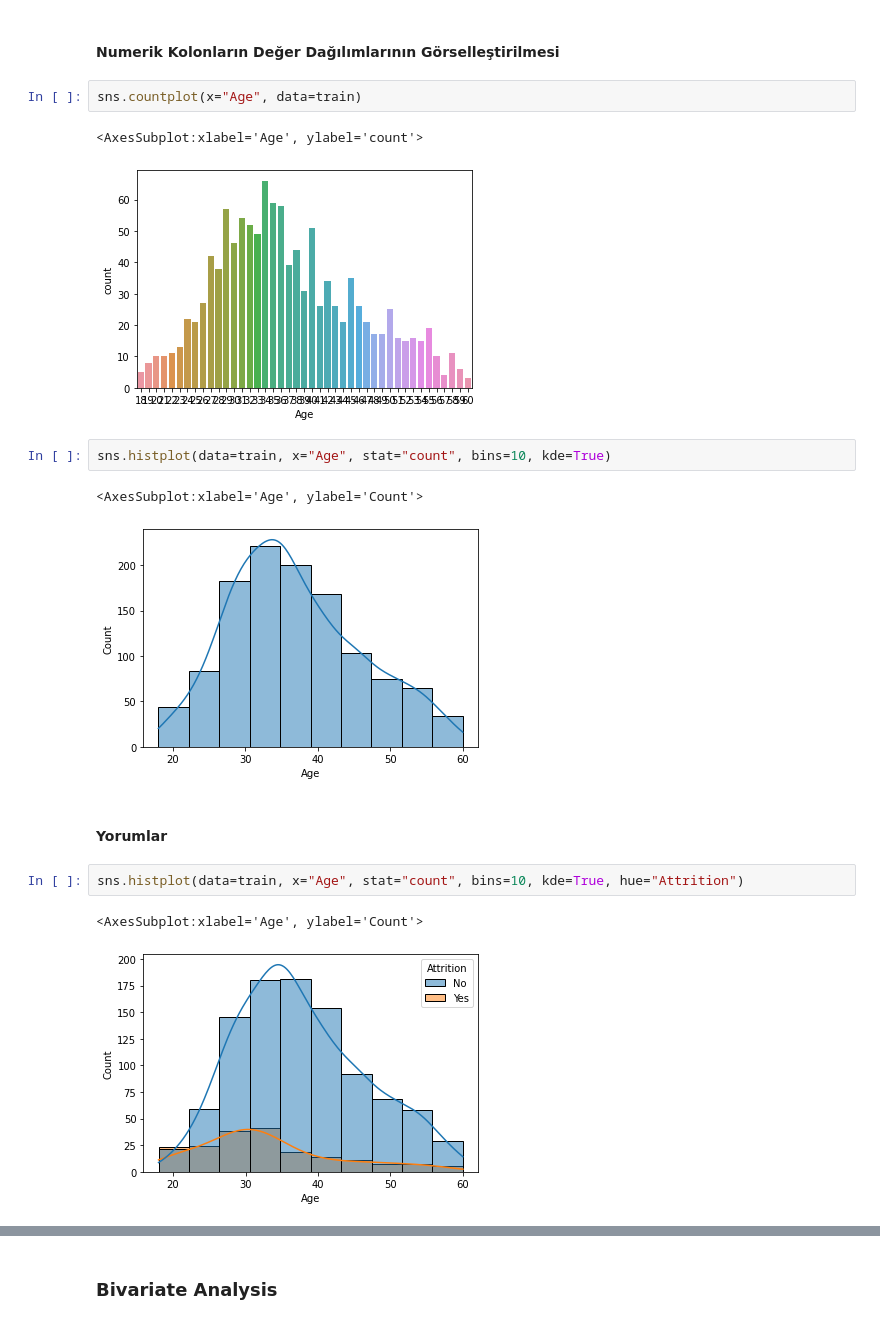
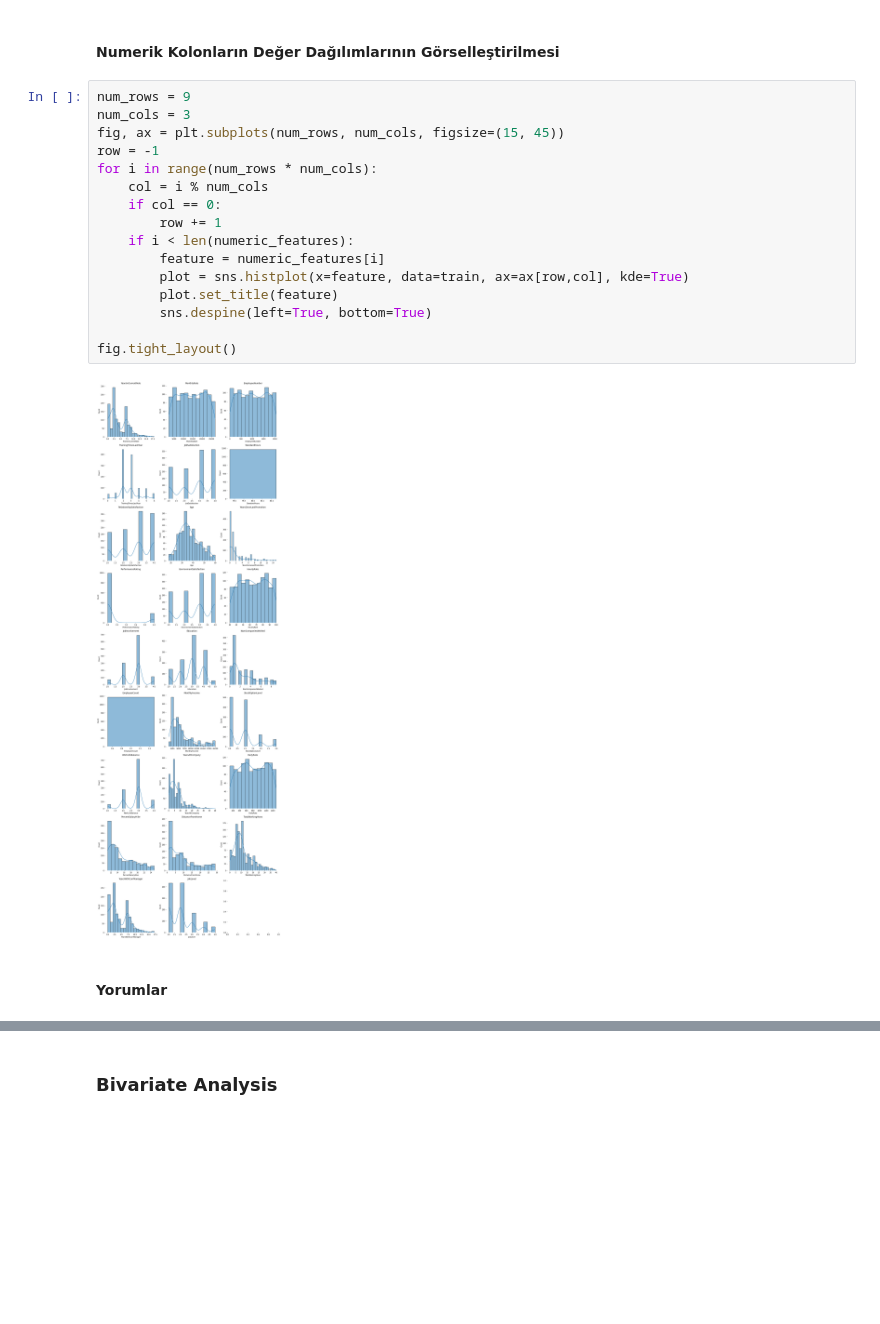
Before and after one commit to ersingundem/dsbootcamp2022-hr-attrition-prediction-project-ersingundem, a Jupyter notebook: Project Template.ipynb, the cells around one changed output, grey strips where cells are left out. Drawn from its saved outputs; the diff is of its cells as text; blank space fills up the shorter version.

```diff
--- a/Project Template.ipynb
+++ b/Project Template.ipynb
@@ -256,19 +377,22 @@ sns.countplot(x="Department", data=train)
 # %% [markdown]
 #### Numerik Kolonların Değer Dağılımlarının Görselleştirilmesi
-# %%
-sns.countplot(x="Age", data=train)
-# %% [output]
-<AxesSubplot:xlabel='Age', ylabel='count'>
-[figure, removed]
-# %%
-sns.histplot(data=train, x="Age", stat="count", bins=10, kde=True)
-# %% [output]
-<AxesSubplot:xlabel='Age', ylabel='Count'>
-[figure, removed]
+# %%
+num_rows = 9
+num_cols = 3
+fig, ax = plt.subplots(num_rows, num_cols, figsize=(15, 45))
+row = -1
+for i in range(num_rows * num_cols):
+    col = i % num_cols
+    if col == 0:
+        row += 1
+    if i < len(numeric_features):
+        feature = numeric_features[i]
+        plot = sns.histplot(x=feature, data=train, ax=ax[row,col], kde=True)
+        plot.set_title(feature)
+        sns.despine(left=True, bottom=True)
+
+fig.tight_layout()
+# %% [output]
+[figure, added]
 # %% [markdown]
 #### Yorumlar
-# %%
-sns.histplot(data=train, x="Age", stat="count", bins=10, kde=True, hue="Attrition")
-# %% [output]
-<AxesSubplot:xlabel='Age', ylabel='Count'>
-[figure, removed]
```
Also changed, not shown: parts of 165 cells of this notebook, 1 other file.
